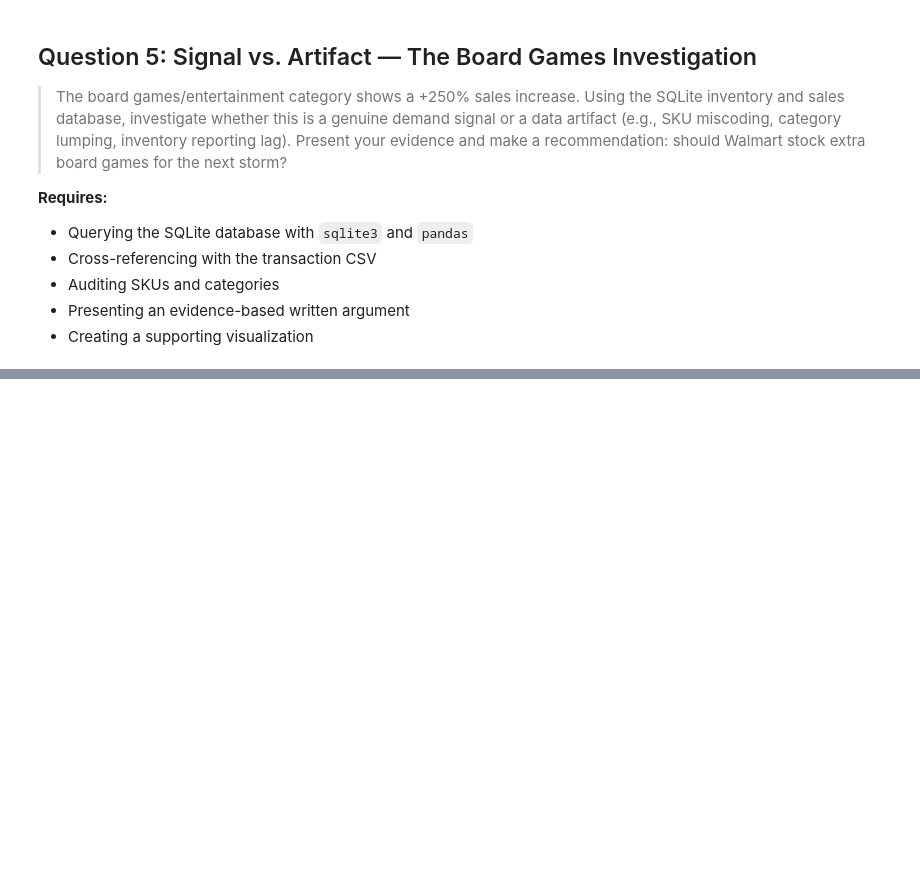
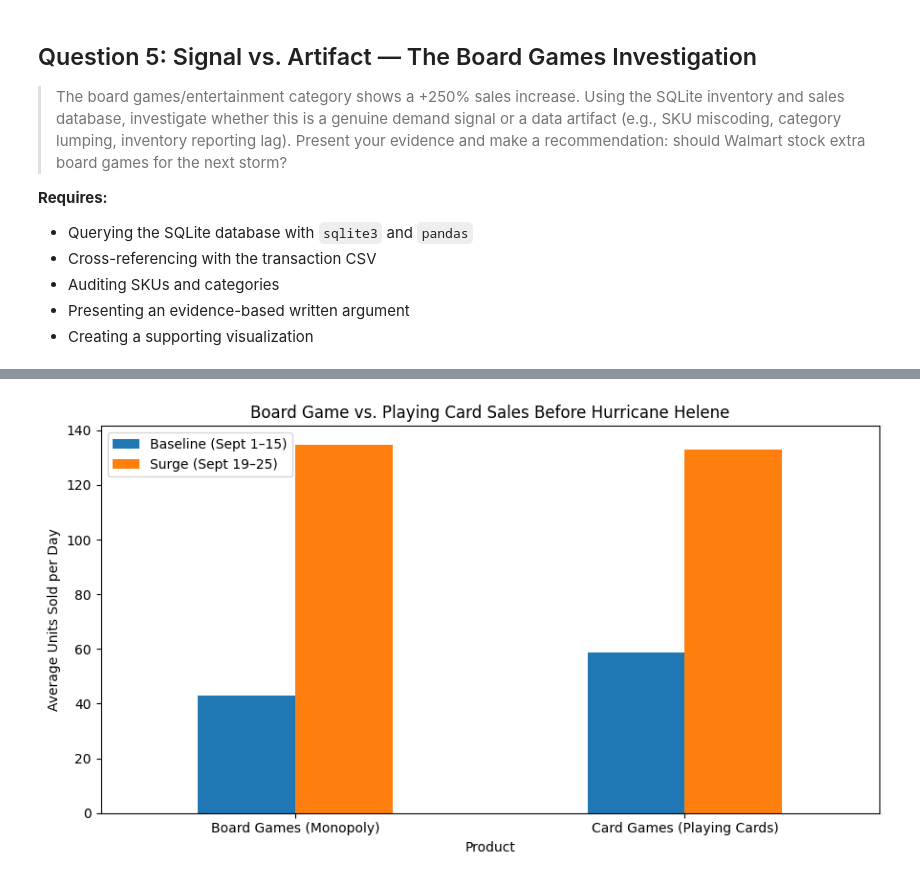
Before and after one commit to simichakravarty16/walmart-hurricane-project, a Jupyter notebook: notebooks/team_notebook.ipynb, the cells around one changed output, grey strips where cells are left out. Saved outputs shown, nothing was run; the diff lists cells and outputs as text; code cells hidden in the pictures; blank space fills up the shorter version.

Commit message:
Worked on sqlite3 query and visualization (Q5)

```diff
--- a/notebooks/team_notebook.ipynb
+++ b/notebooks/team_notebook.ipynb
@@ -1748,0 +2037,17 @@ Stores with the smallest increases:
+# %%
+# Plot average daily sales by product
+plot_data = game_comparison.set_index("product")[
+    ["baseline_daily_avg", "surge_daily_avg"]
+]
+
+ax = plot_data.plot(kind="bar", figsize=(9, 5))
+
+ax.set_title("Board Game vs. Playing Card Sales Before Hurricane Helene")
+ax.set_xlabel("Product")
+ax.set_ylabel("Average Units Sold per Day")
+ax.legend(["Baseline (Sept 1–15)", "Surge (Sept 19–25)"])
+plt.xticks(rotation=0)
+plt.tight_layout()
+plt.show()
+# %% [output]
+[figure, added]
```
Also changed, not shown: parts of 5 cells of this notebook.
